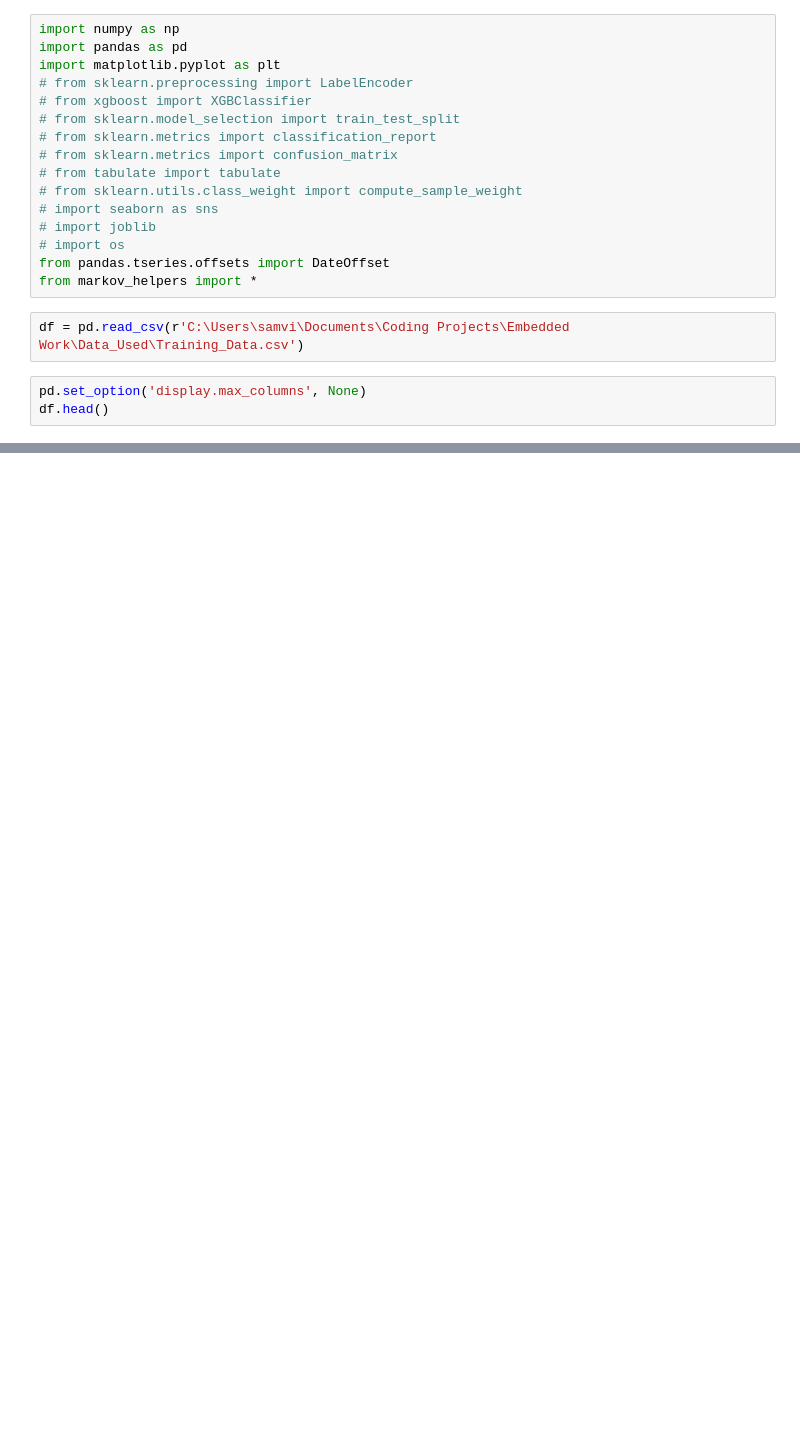
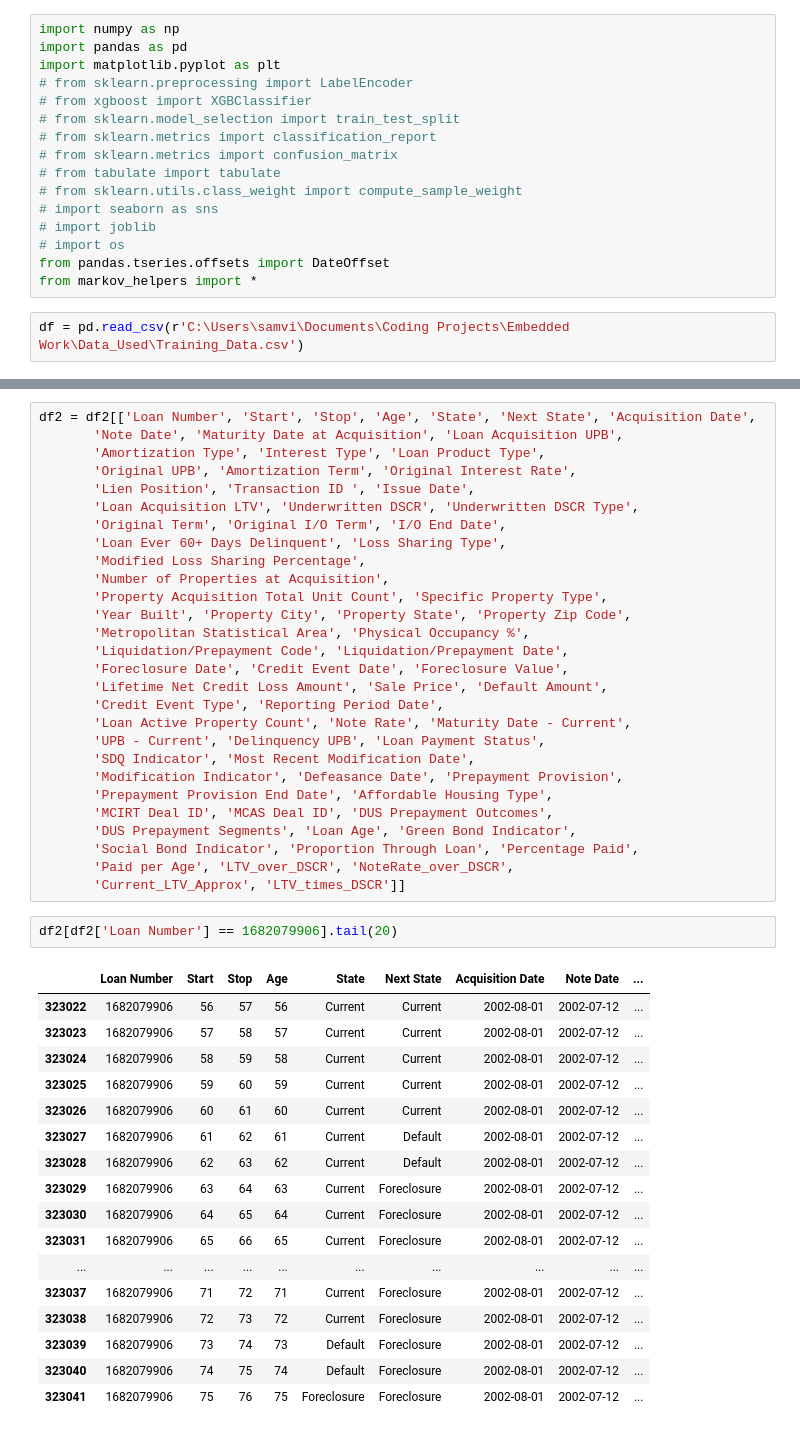
Before and after one commit to SamVirsik/Atrium-Loan-Default-Backup, a Jupyter notebook: State Model/Markov.ipynb, the cells around one changed output, grey strips where cells are left out. Drawn from its saved outputs; the diff is of its cells as text; blank space fills up the shorter version.

```diff
--- a/State Model/Markov.ipynb
+++ b/State Model/Markov.ipynb
@@ -16,6 +16,3 @@ from pandas.tseries.offsets import DateOffset
 from markov_helpers import *
 # %%
 df = pd.read_csv(r'C:\Users\samvi\Documents\Coding Projects\Embedded Work\Data_Used\Training_Data.csv')
-# %%
-pd.set_option('display.max_columns', None)
-df.head()
@@ -30,0 +85,48 @@ df.head()
+# %%
+df2 = df2[['Loan Number', 'Start', 'Stop', 'Age', 'State', 'Next State', 'Acquisition Date',
+       'Note Date', 'Maturity Date at Acquisition', 'Loan Acquisition UPB',
+       'Amortization Type', 'Interest Type', 'Loan Product Type',
+       'Original UPB', 'Amortization Term', 'Original Interest Rate',
+       'Lien Position', 'Transaction ID ', 'Issue Date',
+       'Loan Acquisition LTV', 'Underwritten DSCR', 'Underwritten DSCR Type',
+       'Original Term', 'Original I/O Term', 'I/O End Date',
+       'Loan Ever 60+ Days Delinquent', 'Loss Sharing Type',
+       'Modified Loss Sharing Percentage',
+       'Number of Properties at Acquisition',
+       'Property Acquisition Total Unit Count', 'Specific Property Type',
+       'Year Built', 'Property City', 'Property State', 'Property Zip Code',
+       'Metropolitan Statistical Area', 'Physical Occupancy %',
+       'Liquidation/Prepayment Code', 'Liquidation/Prepayment Date',
+       'Foreclosure Date', 'Credit Event Date', 'Foreclosure Value',
+       'Lifetime Net Credit Loss Amount', 'Sale Price', 'Default Amount',
+       'Credit Event Type', 'Reporting Period Date',
+       'Loan Active Property Count', 'Note Rate', 'Maturity Date - Current',
+       'UPB - Current', 'Delinquency UPB', 'Loan Payment Status',
+       'SDQ Indicator', 'Most Recent Modification Date',
+       'Modification Indicator', 'Defeasance Date', 'Prepayment Provision',
+       'Prepayment Provision End Date', 'Affordable Housing Type',
+       'MCIRT Deal ID', 'MCAS Deal ID', 'DUS Prepayment Outcomes',
+       'DUS Prepayment Segments', 'Loan Age', 'Green Bond Indicator',
+       'Social Bond Indicator', 'Proportion Through Loan', 'Percentage Paid',
+       'Paid per Age', 'LTV_over_DSCR', 'NoteRate_over_DSCR',
+       'Current_LTV_Approx', 'LTV_times_DSCR']]
+# %%
+df2[df2['Loan Number'] == 1682079906].tail(20)
+# %% [output]
+|  | Loan Number | Start | Stop | Age | State | Next State | Acquisition Date | Note Date | ... |
+| 323022 | 1682079906 | 56 | 57 | 56 | Current | Current | 2002-08-01 | 2002-07-12 | ... |
+| 323023 | 1682079906 | 57 | 58 | 57 | Current | Current | 2002-08-01 | 2002-07-12 | ... |
+| 323024 | 1682079906 | 58 | 59 | 58 | Current | Current | 2002-08-01 | 2002-07-12 | ... |
+| 323025 | 1682079906 | 59 | 60 | 59 | Current | Current | 2002-08-01 | 2002-07-12 | ... |
+| 323026 | 1682079906 | 60 | 61 | 60 | Current | Current | 2002-08-01 | 2002-07-12 | ... |
+| 323027 | 1682079906 | 61 | 62 | 61 | Current | Default | 2002-08-01 | 2002-07-12 | ... |
+| 323028 | 1682079906 | 62 | 63 | 62 | Current | Default | 2002-08-01 | 2002-07-12 | ... |
+| 323029 | 1682079906 | 63 | 64 | 63 | Current | Foreclosure | 2002-08-01 | 2002-07-12 | ... |
+| 323030 | 1682079906 | 64 | 65 | 64 | Current | Foreclosure | 2002-08-01 | 2002-07-12 | ... |
+| 323031 | 1682079906 | 65 | 66 | 65 | Current | Foreclosure | 2002-08-01 | 2002-07-12 | ... |
+| ... | ... | ... | ... | ... | ... | ... | ... | ... | ... |
+| 323037 | 1682079906 | 71 | 72 | 71 | Current | Foreclosure | 2002-08-01 | 2002-07-12 | ... |
+| 323038 | 1682079906 | 72 | 73 | 72 | Current | Foreclosure | 2002-08-01 | 2002-07-12 | ... |
+| 323039 | 1682079906 | 73 | 74 | 73 | Default | Foreclosure | 2002-08-01 | 2002-07-12 | ... |
+| 323040 | 1682079906 | 74 | 75 | 74 | Default | Foreclosure | 2002-08-01 | 2002-07-12 | ... |
+| 323041 | 1682079906 | 75 | 76 | 75 | Foreclosure | Foreclosure | 2002-08-01 | 2002-07-12 | ... |
```
Also changed, not shown: parts of 9 cells of this notebook, 2 other files.
